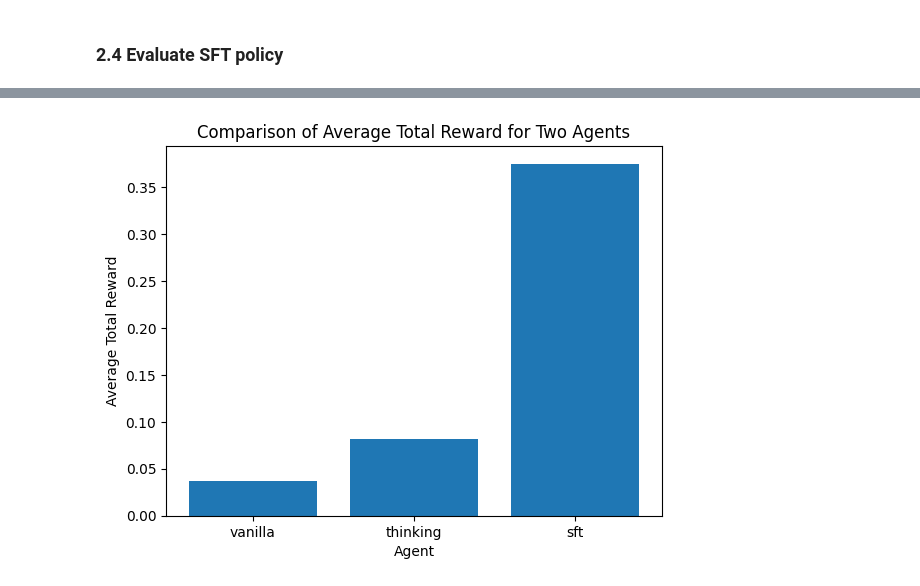
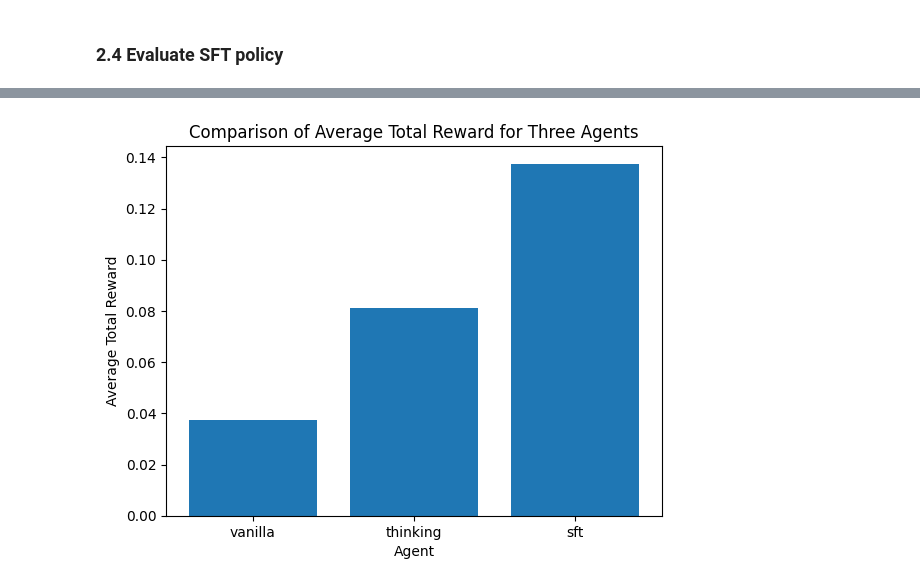
Before and after one commit to nickhalmagyi/hdsi-winter-workshop, a Jupyter notebook: llm-agents-part2.ipynb, the cells around one changed output, grey strips where cells are left out. Saved outputs shown, nothing was run; the diff lists cells and outputs as text; code cells hidden in the pictures.

```diff
--- a/llm-agents-part2.ipynb
+++ b/llm-agents-part2.ipynb
@@ -500,13 +503,14 @@ def episode_rollout(
     planning: bool = False,
     planning_interval: int = 3,
     env_factory_options: dict = {},
+    seed: int = None
 ):
     # Set model in eval mode, no dropout, etc..)
     model.eval()
 
     # Initialize env
     env = env_factory(**env_factory_options)
-    obs, infos = env.reset(gameFold=gameFold)
+    obs, infos = env.reset(gameFold=gameFold, seed=seed)
 
     # Initialize Memory
     memory = []
@@ -1050,10 +1056,8 @@ def train(model, tokenizer, data_list, epochs=20):
 
     Args:
         model (torch.nn.Module): The model to be trained.
+        tokenizer (transformers.PreTrainedTokenizer): Tokenizer for processing text inputs.
         data_list (list): The dataset containing prompts and actions.
-        tokenizer (transformers.PreTrainedTokenizer): Tokenizer for processing text inputs.
-        optimizer (torch.optim.Optimizer): The optimizer for training.
-        accelerator (accelerate.Accelerator): The accelerator for distributed training.
         epochs (int, optional): Number of epochs. Defaults to 20.
     """
     # Set model in train mode (e.g., dropout on)
@@ -1061,7 +1065,7 @@ def train(model, tokenizer, data_list, epochs=20):
 
     # standard choice of optimizer
     optimizer = torch.optim.AdamW(
-        model_lora.parameters(),
+        model.parameters(),
         lr=2e-5,
         betas=(0.9, 0.95),
         eps=1e-8,
@@ -1108,10 +1112,10 @@ def train(model, tokenizer, data_list, epochs=20):
                 next_token_logits = outputs.logits[0, -num_action_tokens:]
                 loss = torch.nn.functional.cross_entropy(next_token_logits, action_tokens)
 
-            epoch_losses.append(loss.item())
+            optimizer.zero_grad()
             accelerator.backward(loss)
             optimizer.step()
-            optimizer.zero_grad()
+            epoch_losses.append(loss.item())
 
             # free CUDA memory at every step
             torch.cuda.empty_cache()
@@ -1125,14 +1129,16 @@ def train(model, tokenizer, data_list, epochs=20):
     return all_losses
 
 # Start training
-all_losses = train(model_lora, tokenizer, data_list, epochs=5)
-model_lora.save_pretrained(f"{target_dir}/sft_lora")
-with open(f"{target_dir}/sft_losses.json", "w") as f:
-    json.dump(all_losses, f)
+# all_losses = train(model_lora, tokenizer, data_list, epochs=5)
+# model_lora.save_pretrained(f"{target_dir}/sft_lora")
+# with open(f"{target_dir}/sft_losses.json", "w") as f:
+#     json.dump(all_losses, f)
 
-## Load from pretrained weights
-# model_lora = peft.PeftModel.from_pretrained(model, f"{target_dir}/sft_lora")
+## Load from pretrained weights on github
+## Comment following lines if training
+!rm -rf hdsi-winter-workshop && git clone https://github.com/mauriciogtec/hdsi-winter-workshop
+all_losses = json.load(open(f"hdsi-winter-workshop/sft_losses.json", "r"))
 
 # Combine LORA adapter with the original LLM weights
-# model_lora = model_lora.merge_and_unload()
+model_lora = peft.PeftModel.from_pretrained(model, f"hdsi-winter-workshop/sft_lora/")
 # %% [output]
@@ -1142,11 +1152,6 @@ Epoch 3 | Loss: 0.57
 # %%
+# @title SFT loss
 import pandas as pd
-
-# Make a plot of the training of the losses
-# Load presaved ones for convenience.
-with open(f"{target_dir}/sft_losses.json", "r") as f:
-    all_losses = json.load(f)
-
 pd.Series(all_losses).ewm(halflife=30, min_periods=10).mean().plot()
 plt.xlabel("Step")
 plt.ylabel("Loss (EMA @ haflife 30)")
@@ -1159,11 +1164,11 @@ plt.show()
 # %%
 ## Run eval loop with fine-tuned model
 sft_episodes = {"sft": []}
-num_episodes_per_agent = 1
+num_episodes_per_agent = 20
 
 for ep in range(num_episodes_per_agent):
     printmd(f"#### Episode {ep}")
-    memory, data, total_reward = episode_rollout(model_lora, gameFold="test", thinking=False)
+    memory, data, total_reward = episode_rollout(model_lora, gameFold="test", thinking=False, seed=ep * 123)
     sft_episodes['sft'].append({"ep": ep, "total_reward": total_reward, "memory": memory, "data": data})
 
 ## save results
@@ -1237,25 +1194,25 @@ To the West you see a closed wood door.
 # %%
 # import numpy as np
 import matplotlib.pyplot as plt
 
 all_eps = baseline_episodes | sft_episodes
 
 avg_rewards = {
     a: np.mean([ep["total_reward"] for ep in all_eps[a]])
     for a in ["vanilla", "thinking", "sft"]
 }
 
 # make a bar chart
 agents = list(avg_rewards.keys())
 rewards = list(avg_rewards.values())
 
 plt.bar(agents, rewards)
 plt.xlabel("Agent")
 plt.ylabel("Average Total Reward")
-plt.title("Comparison of Average Total Reward for Two Agents")
+plt.title("Comparison of Average Total Reward for Three Agents")
 plt.show()
 # %% [output]
-[figure, old version]
+[figure, new version]
 # %% [markdown]
 # III. Reinforcement Learning
 
```
Also changed, not shown: parts of 36 cells of this notebook, 5 other files.
